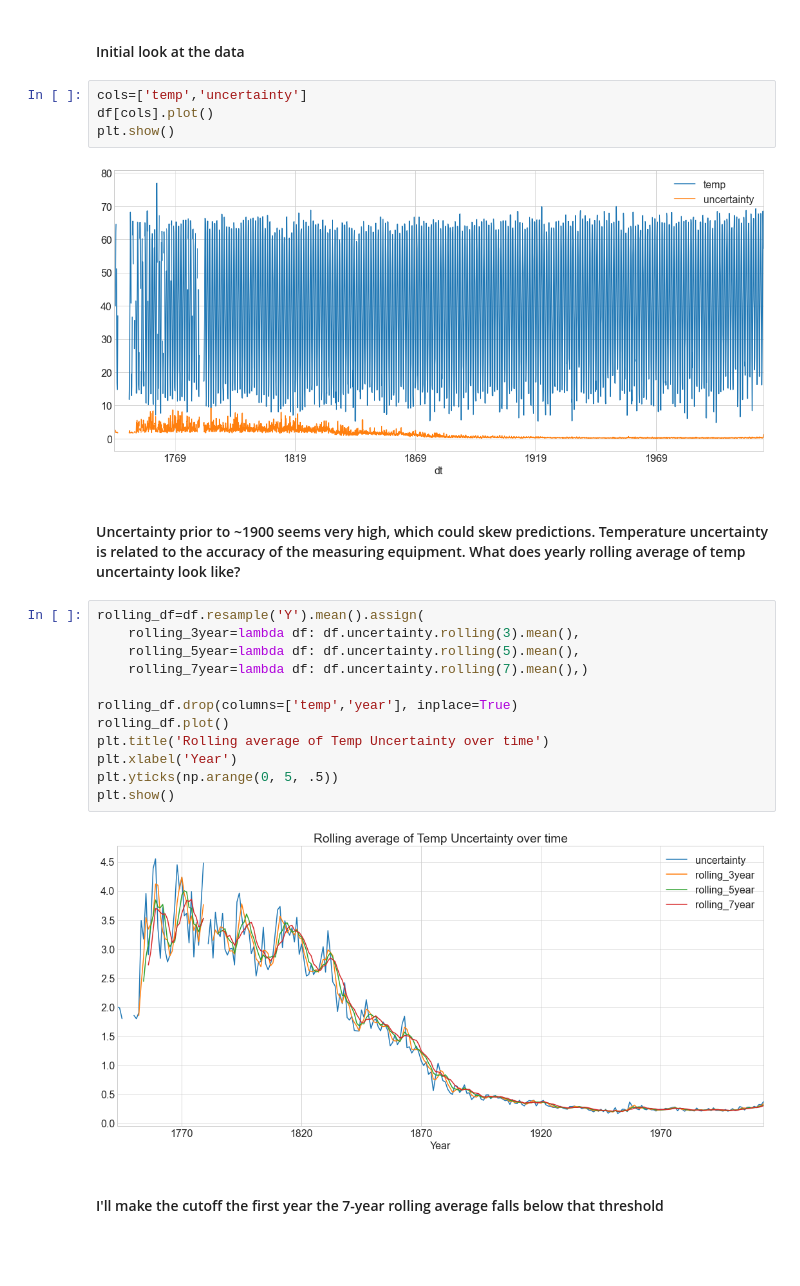
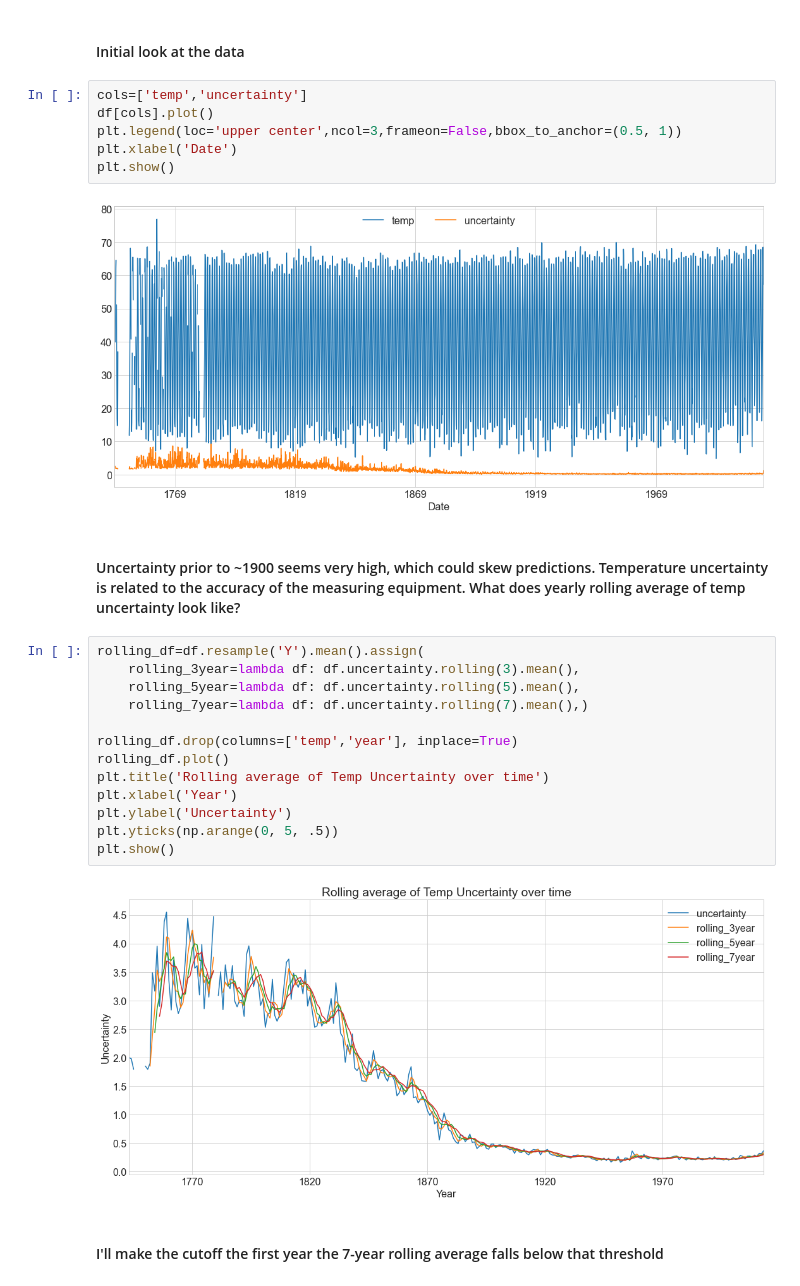
Before and after one commit to DanChurchill/time_series_exercises, a Jupyter notebook: time_series_mini-project.ipynb, the cells around one changed output. Saved outputs shown, nothing was run; the diff lists cells and outputs as text; blank space fills up the shorter version.

```diff
--- a/time_series_mini-project.ipynb
+++ b/time_series_mini-project.ipynb
@@ -113,25 +114,28 @@ df.head()
 # %%
 cols=['temp','uncertainty']
 df[cols].plot()
+plt.legend(loc='upper center',ncol=3,frameon=False,bbox_to_anchor=(0.5, 1))
+plt.xlabel('Date')
 plt.show()
 # %% [output]
-[figure, old version]
+[figure, new version]
 # %% [markdown]
 #### Uncertainty prior to ~1900 seems very high, which could skew predictions.  Temperature uncertainty is related to the accuracy of the measuring equipment.  What does yearly rolling average of temp uncertainty look like?
 # %%
 rolling_df=df.resample('Y').mean().assign(
     rolling_3year=lambda df: df.uncertainty.rolling(3).mean(),
     rolling_5year=lambda df: df.uncertainty.rolling(5).mean(),
     rolling_7year=lambda df: df.uncertainty.rolling(7).mean(),)
 
 rolling_df.drop(columns=['temp','year'], inplace=True)
 rolling_df.plot()
 plt.title('Rolling average of Temp Uncertainty over time')
 plt.xlabel('Year')
+plt.ylabel('Uncertainty')
 plt.yticks(np.arange(0, 5, .5))
 plt.show()
 # %% [output]
-[figure, old version]
+[figure, new version]
 # %% [markdown]
 ####  I'll make the cutoff the first year the 7-year rolling average falls below that threshold
 # %%
```
Also changed, not shown: parts of 25 cells of this notebook.
